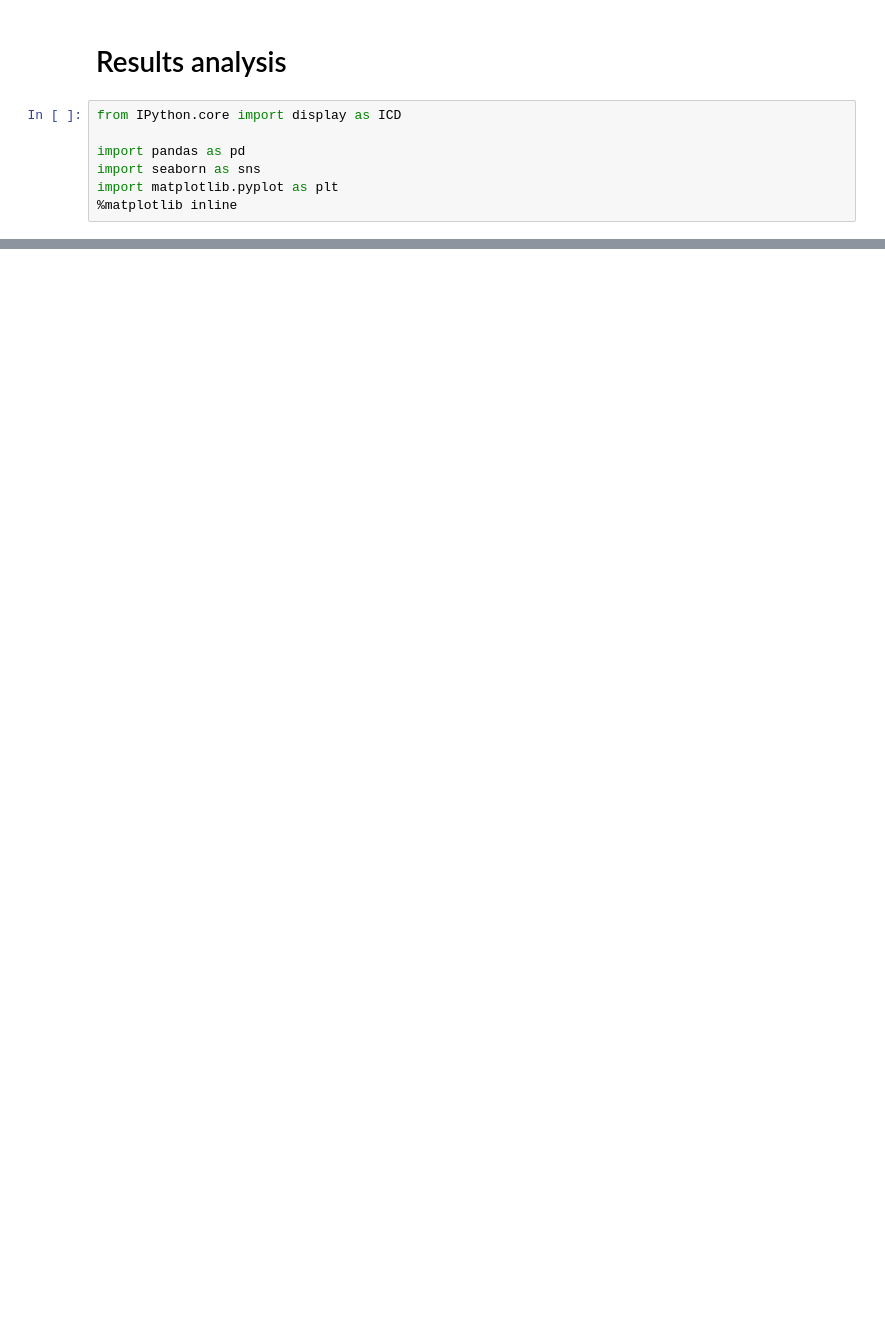
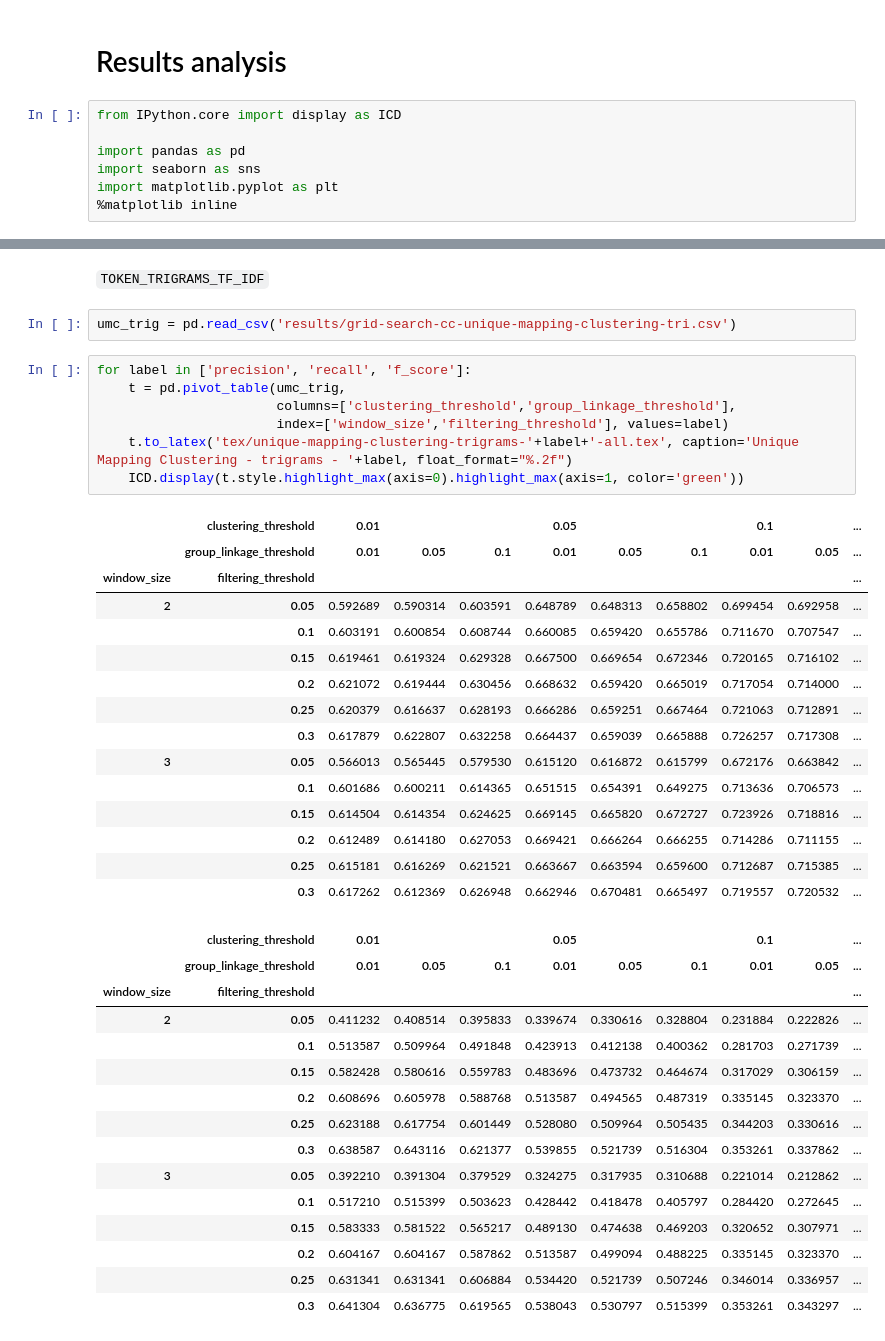
Before and after one commit to szkudlarekdamian/JedAI, a Jupyter notebook: results_analysis.ipynb, the cells around one changed output, grey strips where cells are left out. Saved outputs shown, nothing was run; the diff lists cells and outputs as text; blank space fills up the shorter version.

```diff
--- a/results_analysis.ipynb
+++ b/results_analysis.ipynb
@@ -517,0 +77,42 @@ tmp
+# %% [markdown]
+`TOKEN_TRIGRAMS_TF_IDF`
+# %%
+umc_trig = pd.read_csv('results/grid-search-cc-unique-mapping-clustering-tri.csv')
+# %%
+for label in ['precision', 'recall', 'f_score']:
+    t = pd.pivot_table(umc_trig,
+                       columns=['clustering_threshold','group_linkage_threshold'],
+                       index=['window_size','filtering_threshold'], values=label)
+    t.to_latex('tex/unique-mapping-clustering-trigrams-'+label+'-all.tex', caption='Unique Mapping Clustering - trigrams - '+label, float_format="%.2f")
+    ICD.display(t.style.highlight_max(axis=0).highlight_max(axis=1, color='green'))
+# %% [output]
+|  | clustering_threshold | 0.01 |  |  | 0.05 |  |  | 0.1 |  | ... |
+|  | group_linkage_threshold | 0.01 | 0.05 | 0.1 | 0.01 | 0.05 | 0.1 | 0.01 | 0.05 | ... |
+| window_size | filtering_threshold |  |  |  |  |  |  |  |  | ... |
+| 2 | 0.05 | 0.592689 | 0.590314 | 0.603591 | 0.648789 | 0.648313 | 0.658802 | 0.699454 | 0.692958 | ... |
+|  | 0.1 | 0.603191 | 0.600854 | 0.608744 | 0.660085 | 0.659420 | 0.655786 | 0.711670 | 0.707547 | ... |
+|  | 0.15 | 0.619461 | 0.619324 | 0.629328 | 0.667500 | 0.669654 | 0.672346 | 0.720165 | 0.716102 | ... |
+|  | 0.2 | 0.621072 | 0.619444 | 0.630456 | 0.668632 | 0.659420 | 0.665019 | 0.717054 | 0.714000 | ... |
+|  | 0.25 | 0.620379 | 0.616637 | 0.628193 | 0.666286 | 0.659251 | 0.667464 | 0.721063 | 0.712891 | ... |
+|  | 0.3 | 0.617879 | 0.622807 | 0.632258 | 0.664437 | 0.659039 | 0.665888 | 0.726257 | 0.717308 | ... |
+| 3 | 0.05 | 0.566013 | 0.565445 | 0.579530 | 0.615120 | 0.616872 | 0.615799 | 0.672176 | 0.663842 | ... |
+|  | 0.1 | 0.601686 | 0.600211 | 0.614365 | 0.651515 | 0.654391 | 0.649275 | 0.713636 | 0.706573 | ... |
+|  | 0.15 | 0.614504 | 0.614354 | 0.624625 | 0.669145 | 0.665820 | 0.672727 | 0.723926 | 0.718816 | ... |
+|  | 0.2 | 0.612489 | 0.614180 | 0.627053 | 0.669421 | 0.666264 | 0.666255 | 0.714286 | 0.711155 | ... |
+|  | 0.25 | 0.615181 | 0.616269 | 0.621521 | 0.663667 | 0.663594 | 0.659600 | 0.712687 | 0.715385 | ... |
+|  | 0.3 | 0.617262 | 0.612369 | 0.626948 | 0.662946 | 0.670481 | 0.665497 | 0.719557 | 0.720532 | ... |
+|  | clustering_threshold | 0.01 |  |  | 0.05 |  |  | 0.1 |  | ... |
+|  | group_linkage_threshold | 0.01 | 0.05 | 0.1 | 0.01 | 0.05 | 0.1 | 0.01 | 0.05 | ... |
+| window_size | filtering_threshold |  |  |  |  |  |  |  |  | ... |
+| 2 | 0.05 | 0.411232 | 0.408514 | 0.395833 | 0.339674 | 0.330616 | 0.328804 | 0.231884 | 0.222826 | ... |
+|  | 0.1 | 0.513587 | 0.509964 | 0.491848 | 0.423913 | 0.412138 | 0.400362 | 0.281703 | 0.271739 | ... |
+|  | 0.15 | 0.582428 | 0.580616 | 0.559783 | 0.483696 | 0.473732 | 0.464674 | 0.317029 | 0.306159 | ... |
+|  | 0.2 | 0.608696 | 0.605978 | 0.588768 | 0.513587 | 0.494565 | 0.487319 | 0.335145 | 0.323370 | ... |
+|  | 0.25 | 0.623188 | 0.617754 | 0.601449 | 0.528080 | 0.509964 | 0.505435 | 0.344203 | 0.330616 | ... |
+|  | 0.3 | 0.638587 | 0.643116 | 0.621377 | 0.539855 | 0.521739 | 0.516304 | 0.353261 | 0.337862 | ... |
+| 3 | 0.05 | 0.392210 | 0.391304 | 0.379529 | 0.324275 | 0.317935 | 0.310688 | 0.221014 | 0.212862 | ... |
+|  | 0.1 | 0.517210 | 0.515399 | 0.503623 | 0.428442 | 0.418478 | 0.405797 | 0.284420 | 0.272645 | ... |
+|  | 0.15 | 0.583333 | 0.581522 | 0.565217 | 0.489130 | 0.474638 | 0.469203 | 0.320652 | 0.307971 | ... |
+|  | 0.2 | 0.604167 | 0.604167 | 0.587862 | 0.513587 | 0.499094 | 0.488225 | 0.335145 | 0.323370 | ... |
+|  | 0.25 | 0.631341 | 0.631341 | 0.606884 | 0.534420 | 0.521739 | 0.507246 | 0.346014 | 0.336957 | ... |
+|  | 0.3 | 0.641304 | 0.636775 | 0.619565 | 0.538043 | 0.530797 | 0.515399 | 0.353261 | 0.343297 | ... |
```
Also changed, not shown: parts of 43 cells of this notebook, 4 other files.
